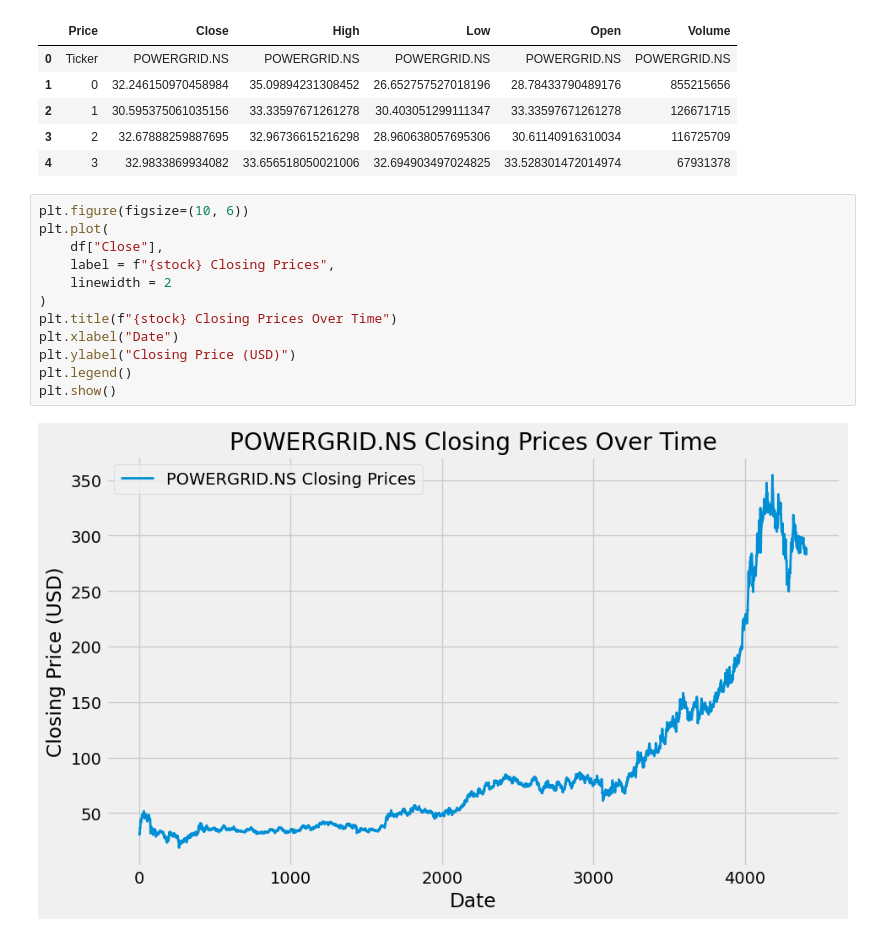
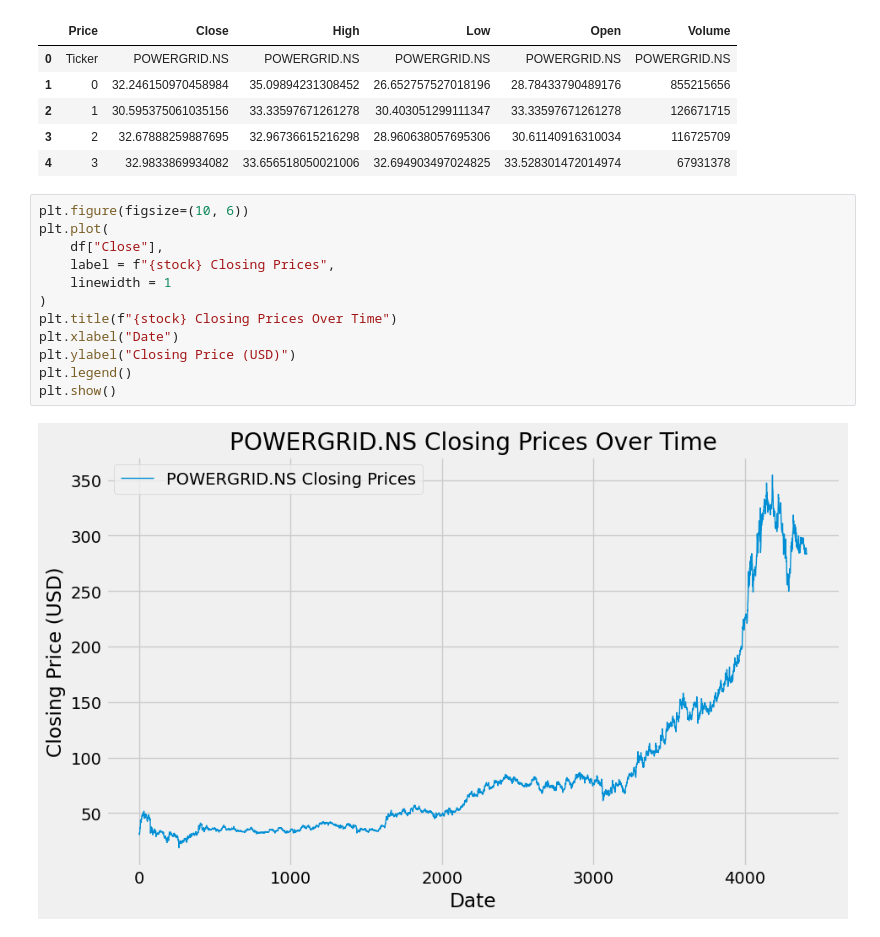
Before and after one commit to kamijoseph/LSTM-Stocks-Price, a Jupyter notebook: notebooks/main.ipynb, the cells around one changed output. Cells and saved outputs as stored; diff of their text form.

```diff
--- a/notebooks/main.ipynb
+++ b/notebooks/main.ipynb
@@ -175,14 +175,14 @@ data.head()
 # %%
 plt.figure(figsize=(10, 6))
 plt.plot(
     df["Close"],
     label = f"{stock} Closing Prices",
-    linewidth = 2
+    linewidth = 1
 )
 plt.title(f"{stock} Closing Prices Over Time")
 plt.xlabel("Date")
 plt.ylabel("Closing Price (USD)")
 plt.legend()
 plt.show()
 # %% [output]
-[figure, old version]
+[figure, new version]
```
Also changed, not shown: parts of 2 cells of this notebook.
